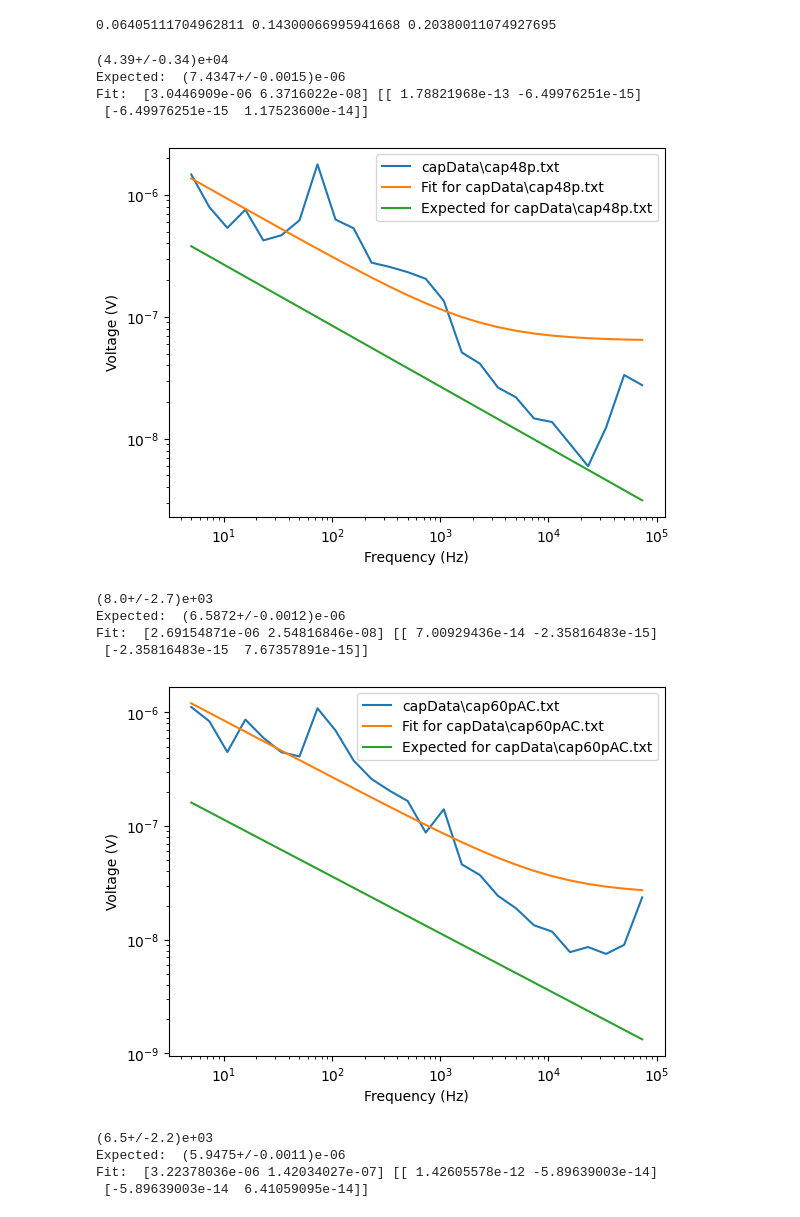
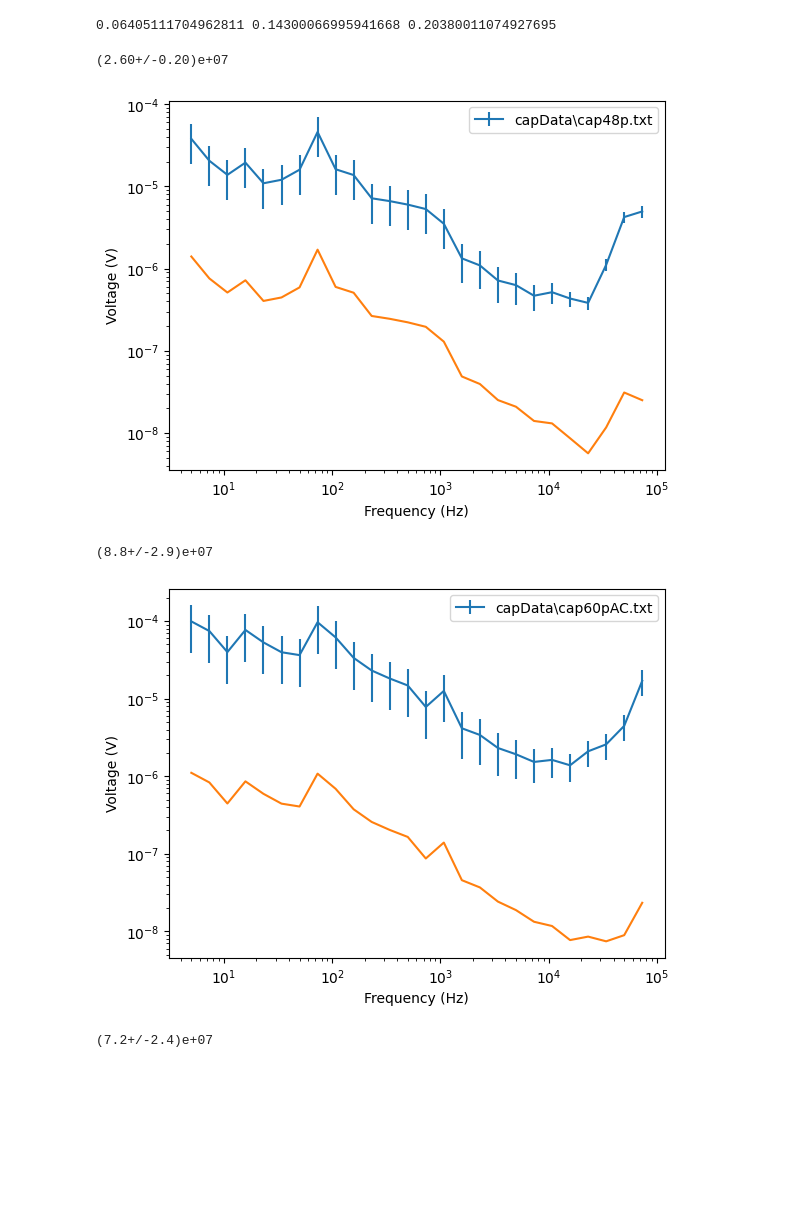
Before and after one commit to Shaquible/ENPH453, a Jupyter notebook: electricalNoise/c_noise.ipynb, the cells around one changed output. Saved outputs shown, nothing was run; the diff lists cells and outputs as text; code cells hidden in the pictures; blank space fills up the shorter version.

```diff
--- a/electricalNoise/c_noise.ipynb
+++ b/electricalNoise/c_noise.ipynb
@@ -7,14 +7,14 @@ from scipy.optimize import curve_fit
 import uncertainties as unc
 # %%
 def transfer(F, Cap, R):
-    CIn = unc.ufloat(25e-12,05e-12)
+    CIn = unc.ufloat(25e-12,0.5e-12)
     C = (Cap)*(CIn)/(Cap + CIn)
     Rin = unc.ufloat(1e6, 0.5e6)
     omega = 2*np.pi*F
     return 1/((R/Rin+1)**2+(omega*C*R)**2)**0.5
 
-def curveFit(f, f4, a):
-    return np.sqrt(a**2 + f4**2*f**-1)
+def curveFit(f, a):
+    return np.sqrt(a**2)
 
 def readData(fileName: str):
     data = pd.read_csv(fileName, sep="\t", header=None)
@@ -38,42 +38,34 @@ print(uncPctFive, uncPctHundred, uncPctThousand)
 # %%
 capacitances = [unc.ufloat(47.1, 0.01)*1e-12, unc.ufloat(60.0, 0.01)*1e-12, unc.ufloat(73.6, 0.01)*1e-12]
 ds = [unc.ufloat(0.013, 0.001), unc.ufloat(0.003, 0.001), unc.ufloat(0.003, 0.001)]
 data = glob.glob("capData/*.txt")
 T = unc.ufloat(273.3 + 22.9, 0.1)
 for file, cap, d in zip(data, capacitances, ds):
     f, V = readData(file)
-    R = d/(2*np.pi*1e3*cap)
+    R = 1/(2*np.pi*1e4*cap*d)
     print(R)
-    vsWithUnc = [unc.ufloat(v, uncPctHundred)/transfer(F, cap, R) for v, F in zip(V, f)]
+    vsWithUnc = [unc.ufloat(v, uncPctHundred*v)/transfer(F, cap, R) for v, F in zip(V, f)]
     vsNoUnc = [v.n for v in vsWithUnc]
     vsUnc = [v.s for v in vsWithUnc]
-    popt, pcov = curve_fit(curveFit, f, vsNoUnc, p0=[0, 1], sigma=vsUnc)
+    # popt, pcov = curve_fit(curveFit, f, vsNoUnc, p0=[0], sigma=vsUnc)
     expect = []
     for F in f:
         expect.append(expected(F, cap.n, d.n, T.n))
-    plt.plot(f, vsNoUnc, label=file)
-    plt.plot(f, curveFit(f, *popt), label="Fit for " + file)
-    plt.plot(f, expect, label="Expected for " + file)
-    print("Expected: ", expectedSlope(cap, d, T))
-    print("Fit: ", popt, pcov)
+    plt.errorbar(f, vsNoUnc, yerr=vsUnc, label=file)
+    plt.plot(f, V)
+    # plt.plot(f, curveFit(f, *popt), label="Fit for " + file)
+    # plt.plot(f, expect, label="Expected for " + file)
+    # print("Expected: ", expectedSlope(cap, d, T))
+    # print("Fit: ", popt, pcov)
     plt.xscale("log")
     plt.yscale("log")
     plt.xlabel("Frequency (Hz)")
     plt.ylabel("Voltage (V)")
     plt.legend()
     plt.show()
 # %% [output]
-(4.39+/-0.34)e+04
-Expected:  (7.4347+/-0.0015)e-06
-Fit:  [3.0446909e-06 6.3716022e-08] [[ 1.78821968e-13 -6.49976251e-15]
- [-6.49976251e-15  1.17523600e-14]]
+(2.60+/-0.20)e+07
-[figure, old version]
+[figure, new version]
-(8.0+/-2.7)e+03
-Expected:  (6.5872+/-0.0012)e-06
-Fit:  [2.69154871e-06 2.54816846e-08] [[ 7.00929436e-14 -2.35816483e-15]
- [-2.35816483e-15  7.67357891e-15]]
+(8.8+/-2.9)e+07
-[figure, old version]
+[figure, new version]
-(6.5+/-2.2)e+03
-Expected:  (5.9475+/-0.0011)e-06
-Fit:  [3.22378036e-06 1.42034027e-07] [[ 1.42605578e-12 -5.89639003e-14]
- [-5.89639003e-14  6.41059095e-14]]
+(7.2+/-2.4)e+07
```
Also changed, not shown: parts of 1 cell of this notebook, 11 other files.
